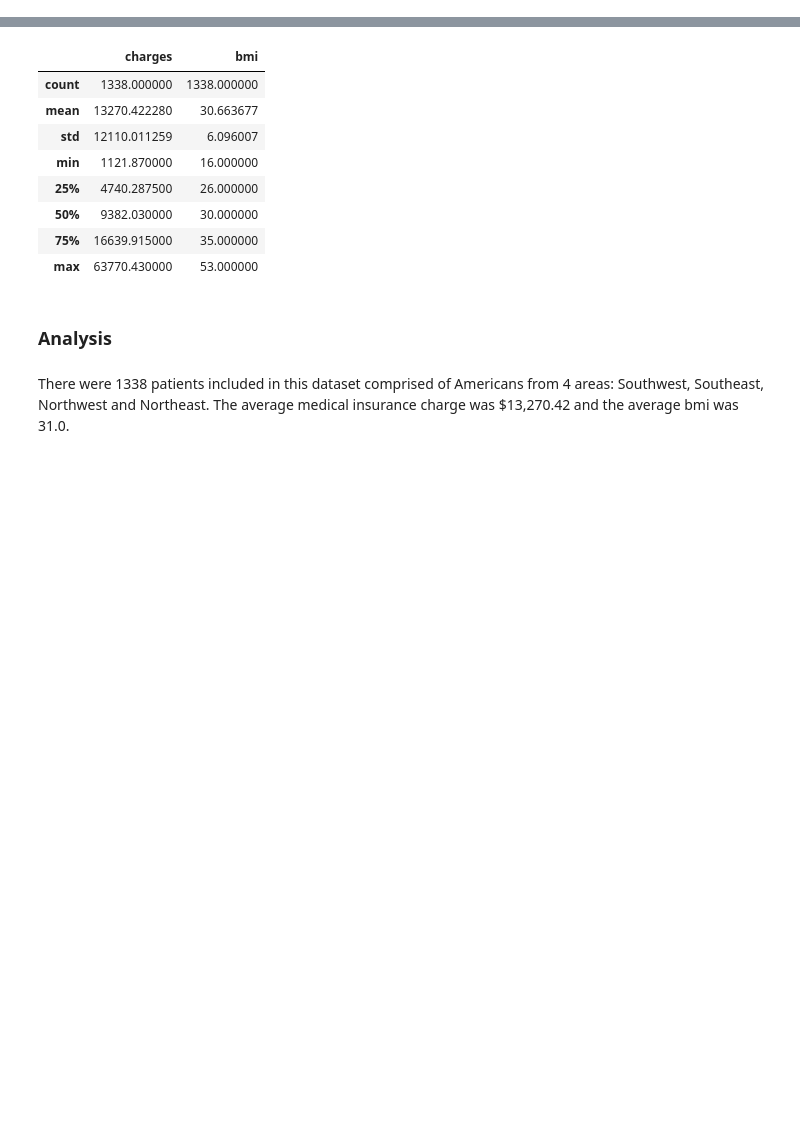
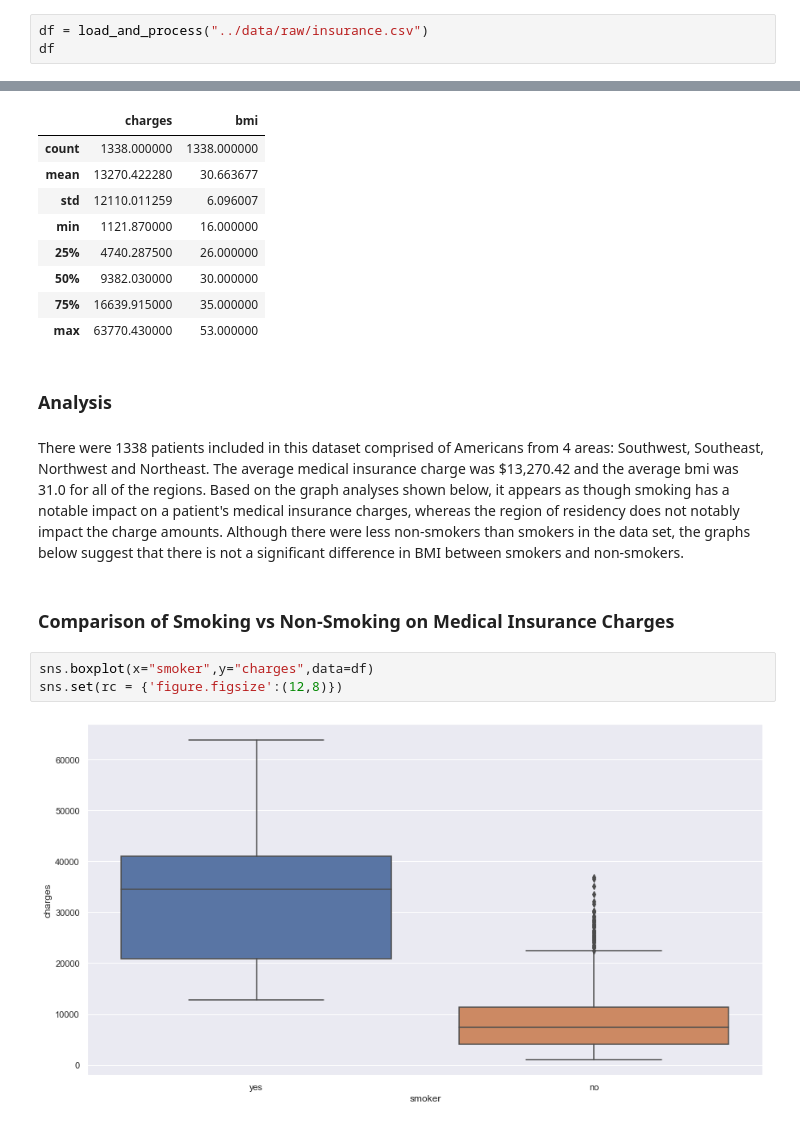
Before and after one commit to data301-2021-winter1/project-group10-project, a Jupyter notebook: notebooks/analysis1.ipynb, the cells around one changed output, grey strips where cells are left out. Saved outputs shown, nothing was run; the diff lists cells and outputs as text; blank space fills up the shorter version.

Commit message:
Completed milestone 3 Task 4 including data anlysis

```diff
--- a/notebooks/analysis1.ipynb
+++ b/notebooks/analysis1.ipynb
@@ -269,0 +276,3 @@ load_and_process("../data/raw/insurance.csv")
+# %%
+df = load_and_process("../data/raw/insurance.csv")
+df
@@ -290,4 +313,11 @@ data3.describe()
 # %% [markdown]
 ### Analysis
 # %% [markdown]
-There were 1338 patients included in this dataset comprised of Americans from 4 areas: Southwest, Southeast, Northwest and Northeast. The average medical insurance charge was $13,270.42 and the average bmi was 31.0.
+There were 1338 patients included in this dataset comprised of Americans from 4 areas: Southwest, Southeast, Northwest and Northeast. The average medical insurance charge was $13,270.42 and the average bmi was 31.0 for all of the regions. Based on the graph analyses shown below, it appears as though smoking has a notable impact on a patient's medical insurance charges, whereas the region of residency does not notably impact the charge amounts. Although there were less non-smokers than smokers in the data set, the graphs below suggest that there is not a significant difference in BMI between smokers and non-smokers.
+# %% [markdown]
+### Comparison of Smoking vs Non-Smoking on Medical Insurance Charges
+# %%
+sns.boxplot(x="smoker",y="charges",data=df)
+sns.set(rc = {'figure.figsize':(12,8)})
+# %% [output]
+[figure, added]
```
Also changed, not shown: parts of 19 cells of this notebook, 1 other file.
